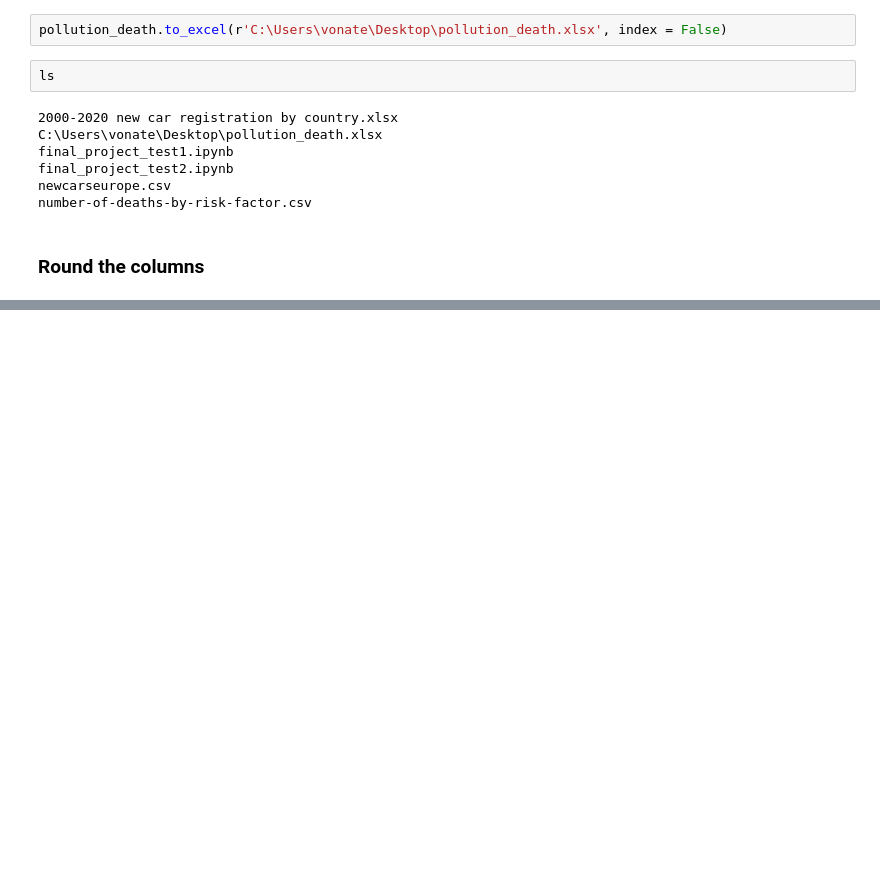
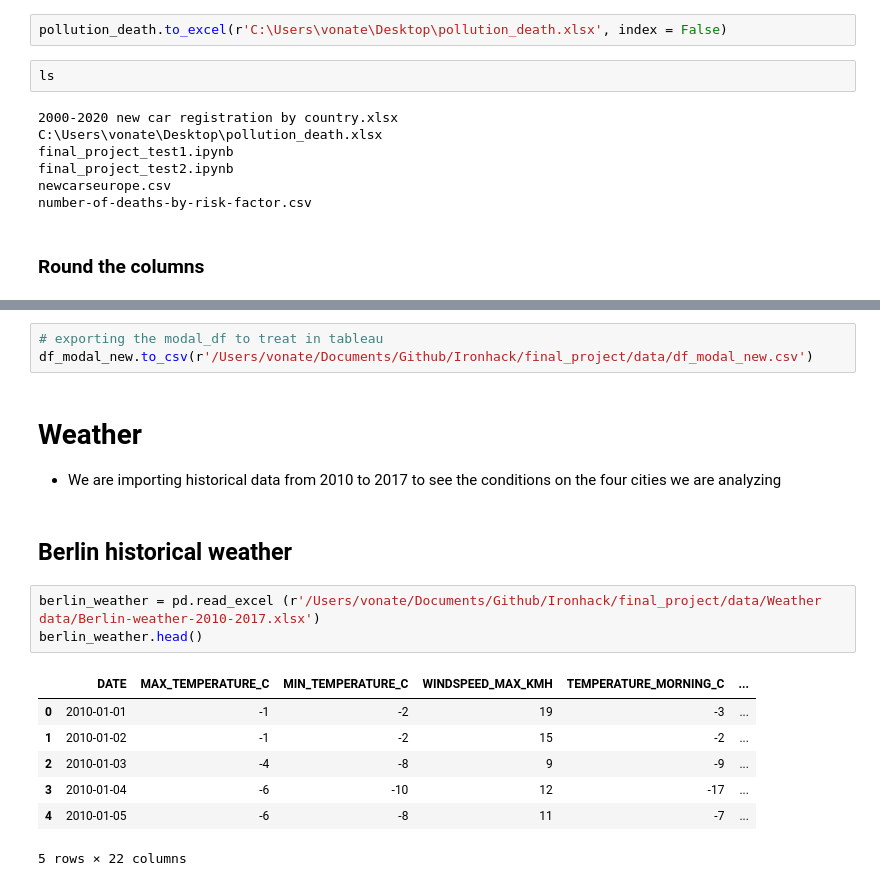
Before and after one commit to vonate5/air-pollution, a Jupyter notebook: code/final_project_test2.ipynb, the cells around one changed output, grey strips where cells are left out. Drawn from its saved outputs; the diff is of its cells as text; blank space fills up the shorter version.

Commit message:
project

```diff
--- a/code/final_project_test2.ipynb
+++ b/code/final_project_test2.ipynb
@@ -460,0 +429,20 @@ df_modal_new.to_csv(r'/Users/vonate/Documents/Github/Ironhack/final_project/data
+# %%
+# exporting the modal_df to treat in tableau
+df_modal_new.to_csv(r'/Users/vonate/Documents/Github/Ironhack/final_project/data/df_modal_new.csv')
+# %% [markdown]
+# Weather
+
+- We are importing historical data from 2010 to 2017 to see the conditions on the four cities we are analyzing
+# %% [markdown]
+## Berlin historical weather
+# %%
+berlin_weather = pd.read_excel (r'/Users/vonate/Documents/Github/Ironhack/final_project/data/Weather data/Berlin-weather-2010-2017.xlsx')
+berlin_weather.head()
+# %% [output]
+|  | DATE | MAX_TEMPERATURE_C | MIN_TEMPERATURE_C | WINDSPEED_MAX_KMH | TEMPERATURE_MORNING_C | ... |
+| 0 | 2010-01-01 | -1 | -2 | 19 | -3 | ... |
+| 1 | 2010-01-02 | -1 | -2 | 15 | -2 | ... |
+| 2 | 2010-01-03 | -4 | -8 | 9 | -9 | ... |
+| 3 | 2010-01-04 | -6 | -10 | 12 | -17 | ... |
+| 4 | 2010-01-05 | -6 | -8 | 11 | -7 | ... |
+5 rows × 22 columns
```
Also changed, not shown: parts of 75 cells of this notebook, 51 other files.
